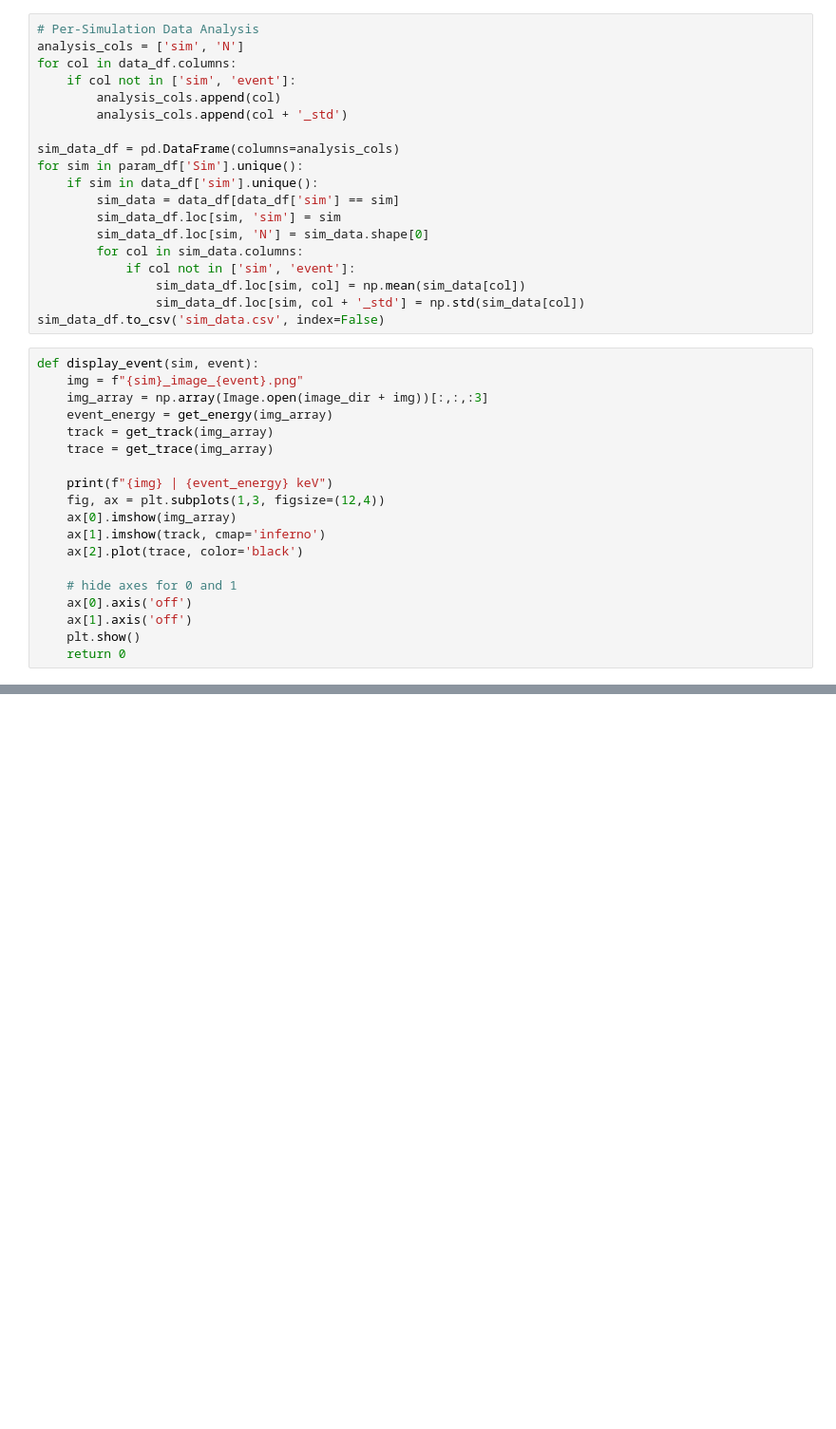
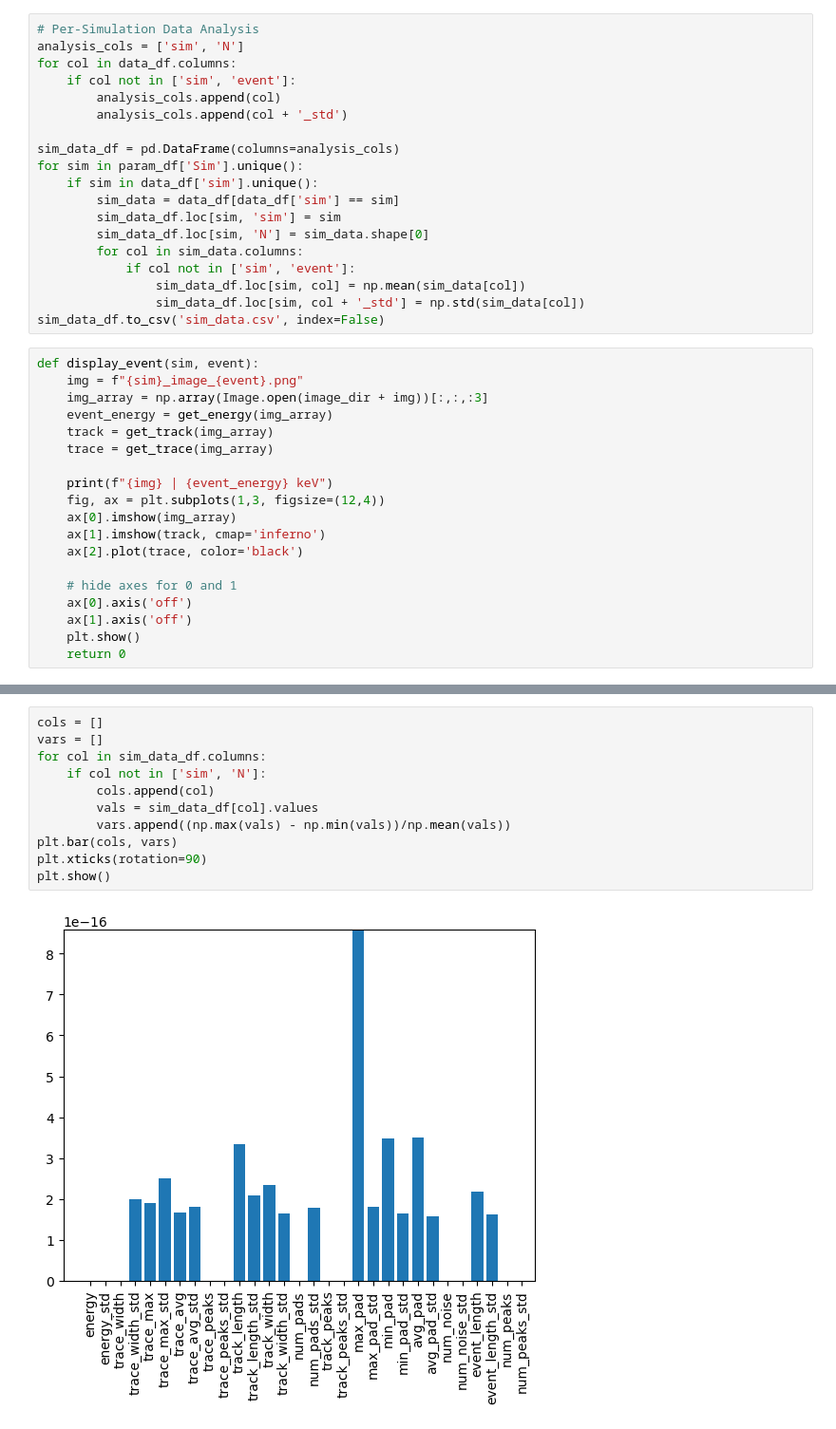
Before and after one commit to Jaros24/GAPA, a Jupyter notebook: Analysis/img_analysis.ipynb, the cells around one changed output, grey strips where cells are left out. Shown: that part at 95% size. Saved outputs shown, nothing was run; the diff lists cells and outputs as text; blank space fills up the shorter version.

```diff
--- a/Analysis/img_analysis.ipynb
+++ b/Analysis/img_analysis.ipynb
@@ -220 +248,14 @@ VarSimCDA185_image_68.png | 2084.9088571428574 keV
 ... (8 outputs left out)
+# %%
+cols = []
+vars = []
+for col in sim_data_df.columns:
+    if col not in ['sim', 'N']:
+        cols.append(col)
+        vals = sim_data_df[col].values
+        vars.append((np.max(vals) - np.min(vals))/np.mean(vals))
+plt.bar(cols, vars)
+plt.xticks(rotation=90)
+plt.show()
+# %% [output]
+[figure, added]
```
Also changed, not shown: parts of 6 cells of this notebook, 11 other files.
